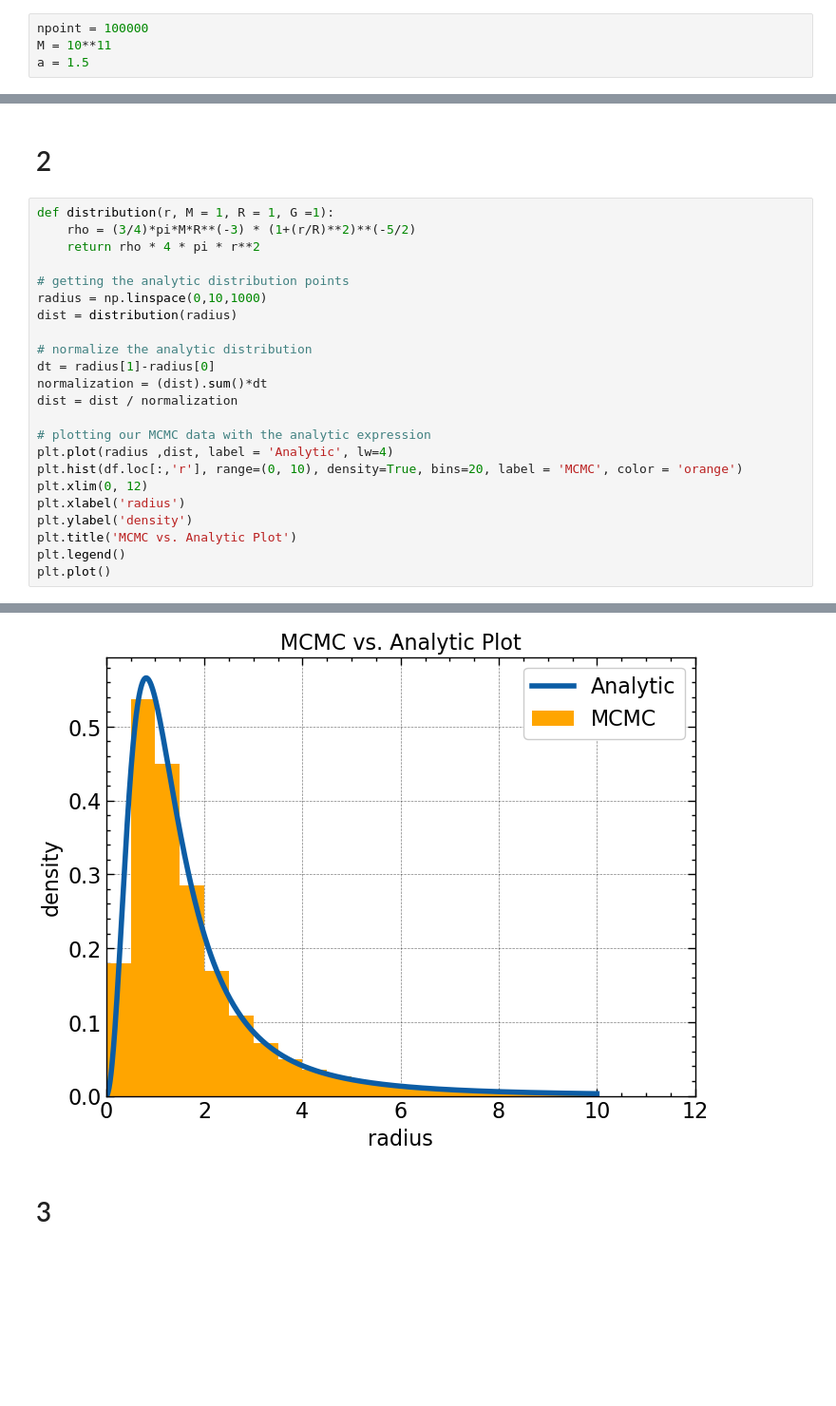
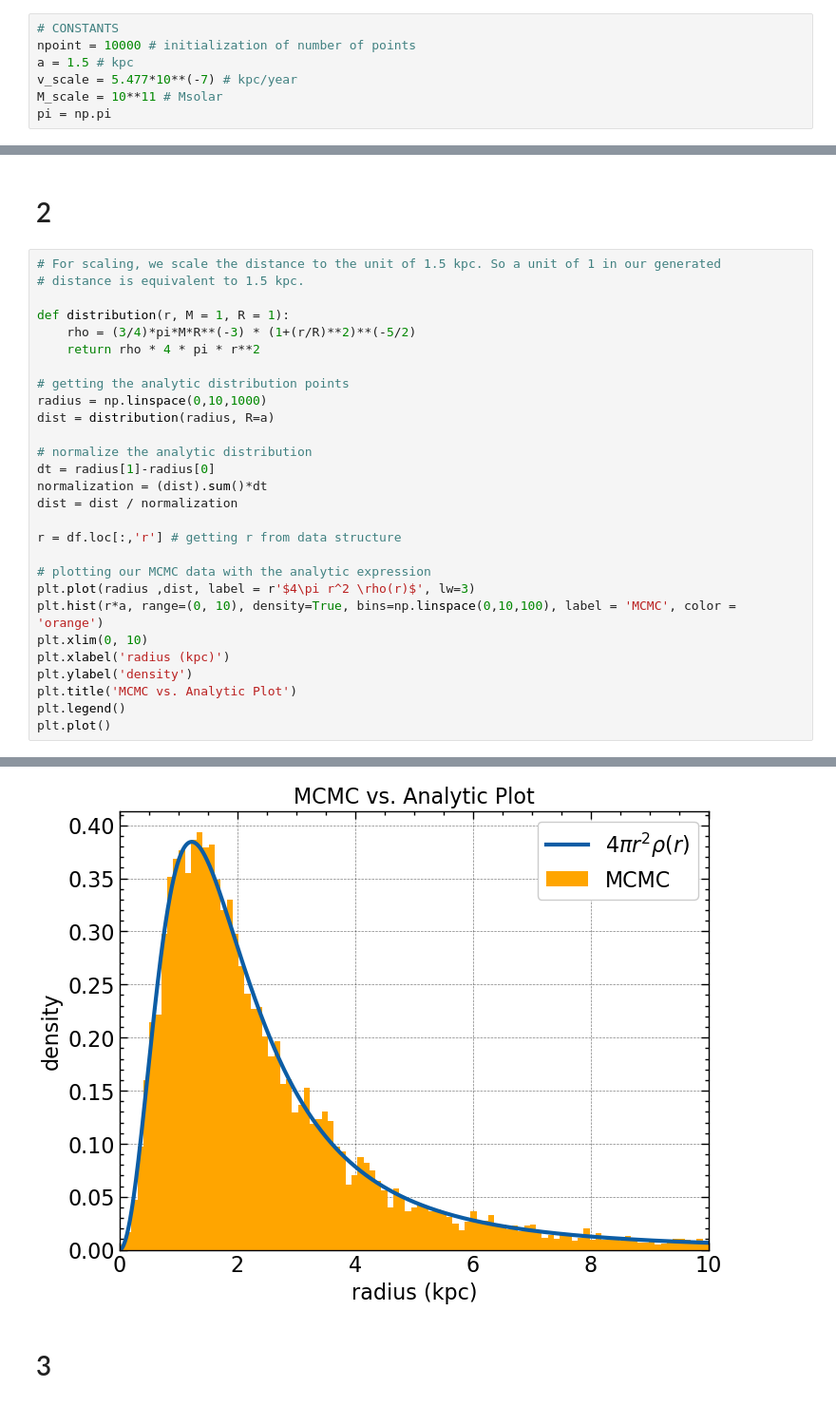
Before and after one commit to liuqiyucn/141, a Jupyter notebook: assignment2/assignment2.ipynb, the cells around one changed output, grey strips where cells are left out. Shown at 95% size. Cells and saved outputs as stored; diff of their text form; blank space fills up the shorter version.

```diff
--- a/assignment2/assignment2.ipynb
+++ b/assignment2/assignment2.ipynb
@@ -10,8 +9,11 @@ pi = np.pi
 # %% [markdown]
 # 1
-# %%
-npoint = 100000
-M = 10**11
-a = 1.5
+# %%
+# CONSTANTS
+npoint = 10000 # initialization of number of points
+a = 1.5 # kpc
+v_scale = 5.477*10**(-7) # kpc/year
+M_scale = 10**11 # Msolar
+pi = np.pi
 # %%
 def initialize(M = 1, R = 1, G = 1):
@@ -45,31 +74,36 @@ df = pd.DataFrame(out, columns=['r', "r_x", "r_y", "r_z",'V', 'v_x', 'v_y', 'v_z
 # %% [markdown]
 # 2
 # %%
-def distribution(r, M = 1, R = 1, G =1):
+# For scaling, we scale the distance to the unit of 1.5 kpc. So a unit of 1 in our generated
+# distance is equivalent to 1.5 kpc.
+
+def distribution(r, M = 1, R = 1):
     rho = (3/4)*pi*M*R**(-3) * (1+(r/R)**2)**(-5/2)
     return rho * 4 * pi * r**2
 
 # getting the analytic distribution points
 radius = np.linspace(0,10,1000)
-dist = distribution(radius)
+dist = distribution(radius, R=a)
 
 # normalize the analytic distribution
 dt = radius[1]-radius[0]
 normalization = (dist).sum()*dt
 dist = dist / normalization
 
+r = df.loc[:,'r'] # getting r from data structure
+
 # plotting our MCMC data with the analytic expression
-plt.plot(radius ,dist, label = 'Analytic', lw=4)
-plt.hist(df.loc[:,'r'], range=(0, 10), density=True, bins=20, label = 'MCMC', color = 'orange')
-plt.xlim(0, 12)
-plt.xlabel('radius')
+plt.plot(radius ,dist, label = r'$4\pi r^2 \rho(r)$', lw=3)
+plt.hist(r*a, range=(0, 10), density=True, bins=np.linspace(0,10,100), label = 'MCMC', color = 'orange')
+plt.xlim(0, 10)
+plt.xlabel('radius (kpc)')
 plt.ylabel('density')
 plt.title('MCMC vs. Analytic Plot')
 plt.legend()
 plt.plot()
 # %% [output]
 []
-[figure, old version]
+[figure, new version]
 # %% [markdown]
 # 3
 # %%
```
Also changed, not shown: parts of 5 cells of this notebook, 4 other files.
